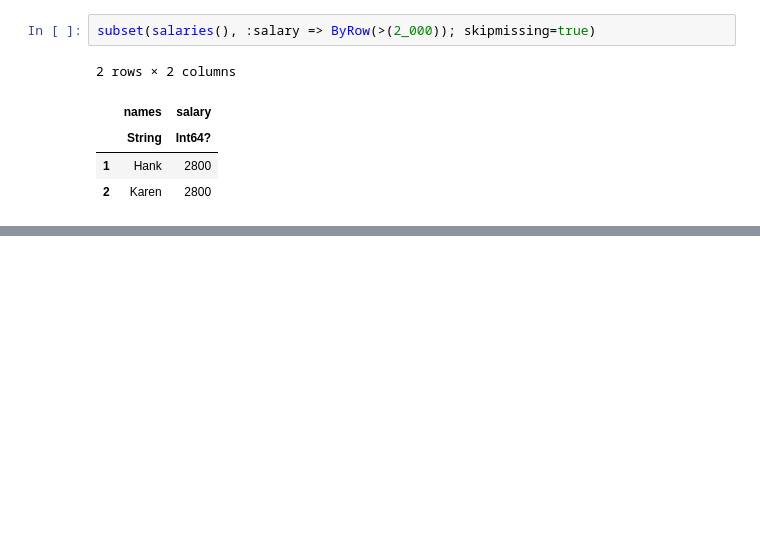
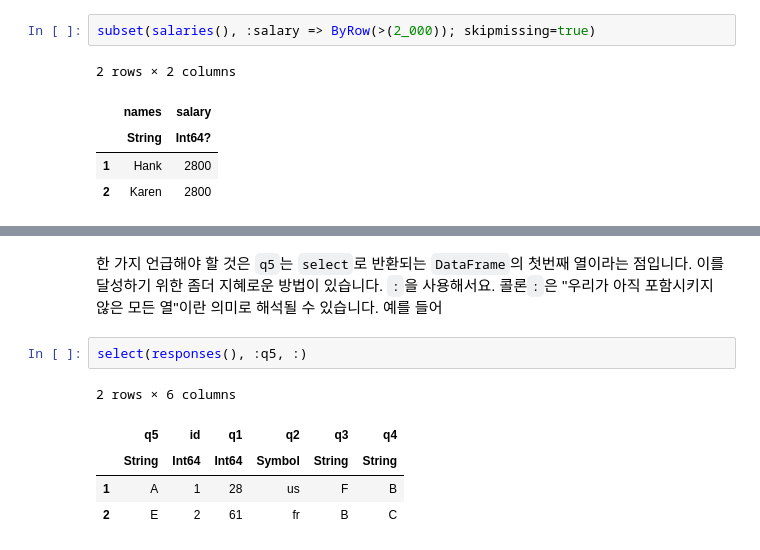
Before and after one commit to JunDamin/NotebooksForDataScience, a Jupyter notebook: docs/julia/data_science/04_DataFrames.ipynb, the cells around one changed output, grey strips where cells are left out. Drawn from its saved outputs; the diff is of its cells as text; blank space fills up the shorter version.

```diff
--- a/docs/julia/data_science/04_DataFrames.ipynb
+++ b/docs/julia/data_science/04_DataFrames.ipynb
@@ -678,0 +757,10 @@ subset(salaries(), :salary => ByRow(>(2_000)); skipmissing=true)
+# %% [markdown]
+한 가지 언급해야 할 것은 `q5`는 `select`로 반환되는 `DataFrame`의 첫번째 열이라는 점입니다. 이를 달성하기 위한 좀더 지혜로운 방법이 있습니다. `:`을 사용해서요. 콜론`:`은 "우리가 아직 포함시키지 않은 모든 열"이란 의미로 해석될 수 있습니다. 예를 들어
+# %%
+select(responses(), :q5, :)
+# %% [output]
+2 rows × 6 columns
+|  | q5 | id | q1 | q2 | q3 | q4 |
+|  | String | Int64 | Int64 | Symbol | String | String |
+| 1 | A | 1 | 28 | us | F | B |
+| 2 | E | 2 | 61 | fr | B | C |
```
Also changed, not shown: parts of 20 cells of this notebook, 1 other file.
